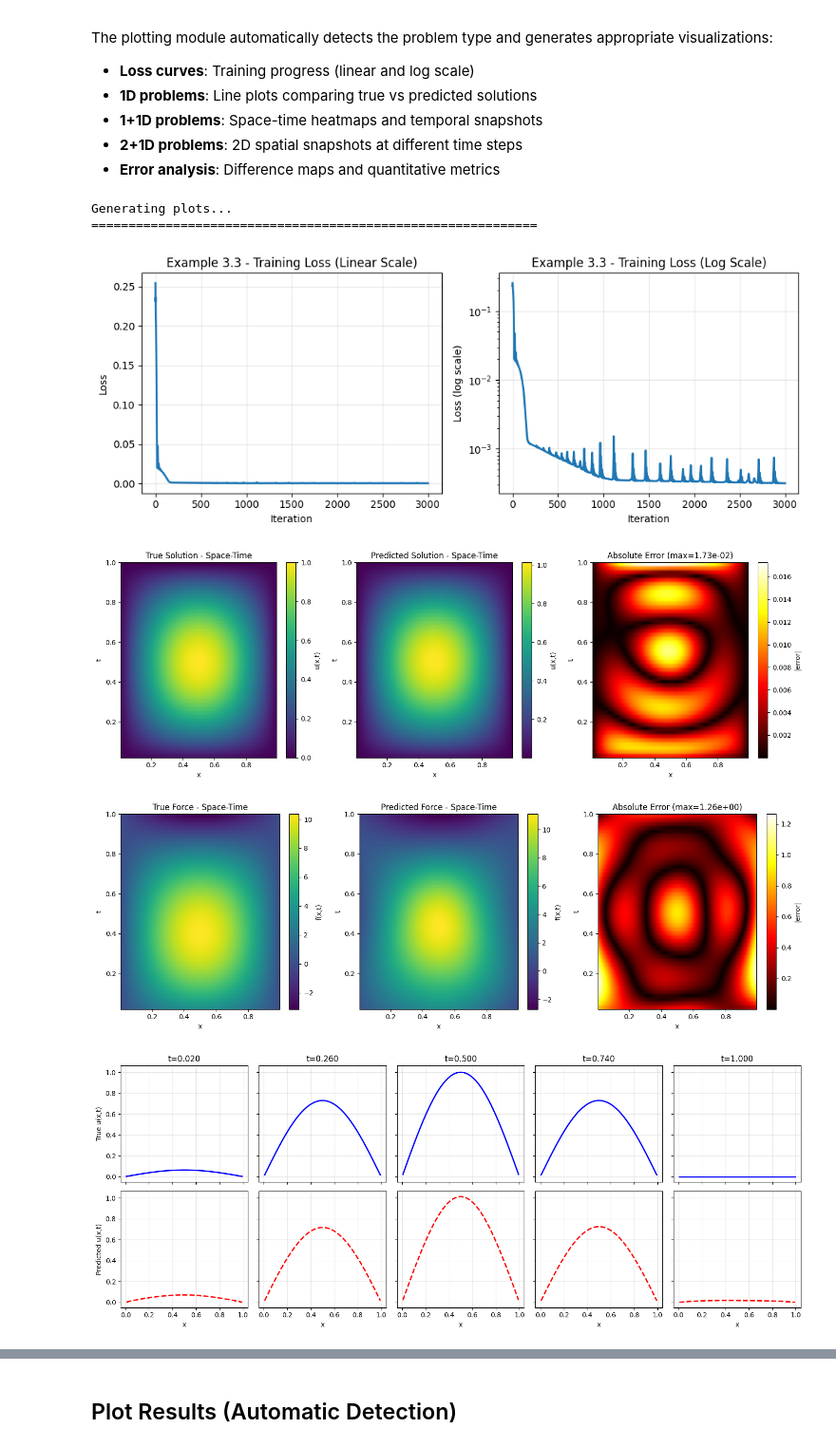
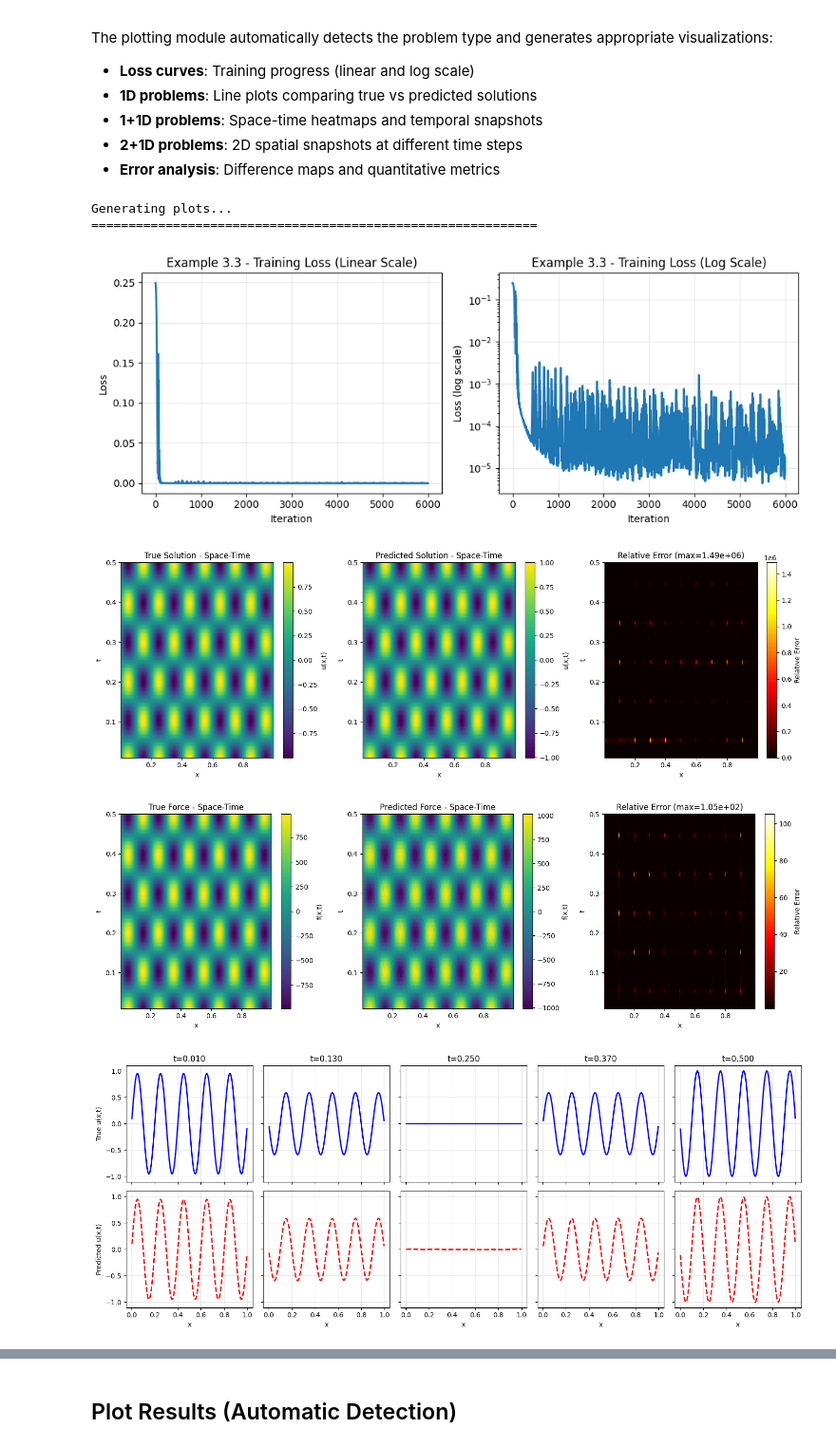
Before and after one commit to markm39/pde-constrained-opt-nn, a Jupyter notebook: notebooks/run_modular_examples.ipynb, the cells around one changed output, grey strips where cells are left out. Shown at 95% size. Saved outputs shown, nothing was run; the diff lists cells and outputs as text; code cells hidden in the pictures.

Commit message:
1d oscillating cosine example with 10 oscillations

```diff
--- a/notebooks/run_modular_examples.ipynb
+++ b/notebooks/run_modular_examples.ipynb
@@ -128,12 +128,13 @@ def create_neural_network(hidden_layers: list = [256, 256], activation: str = 't
 # Configuration - modify these to run different examples
 CONFIG = {
     'example': '3.3',  # Options: '3.1', '3.2', '3.3', '3.5', '3.6'
-    'max_iterations': 3000,
+    'max_iterations': 6000,
     # 'prob': 'cossinsin',  # For example 3.5: 'default' or 'cossinsin
-    'problem_name': 'heat-1d',  # For example 3.3
-    # 'n_oscillations': 10,  # For example 3.3
+    'problem_name': 'heat-1d-oscillating-cosine',  # For example 3.3
+    'n_oscillations': 10,  # For example 3.3
+    'T': 0.5,
 
-    'reg': 1e-5
+    'reg': 0
 }
 
 print("Configuration:")
@@ -245,7 +248,8 @@ if CONFIG['example'] == '3.5':
 else:
     ex = get_example(f"example-{CONFIG['example']}",
                      problem_name=CONFIG.get('problem_name', 'heat-1d'),
-                     # n_oscillations=CONFIG.get('n_oscillations', 1),
+                     n_oscillations=CONFIG.get('n_oscillations', 1),
+                     T=CONFIG.get('T', 1.0),
                      regularization=CONFIG.get('reg', None))
 
 # Run based on example type
@@ -320,7 +325,8 @@ print("\nGenerating plots...")
 print("="*60)
 
 # Get solver and problem for plotting
-solver = get_solver(ex.solver_type, ex.discretization, **ex.grid_params)
+T = ex.problem_kwargs.get('T', 1.0) if hasattr(ex, 'problem_kwargs') else 1.0
+solver = get_solver(ex.solver_type, ex.discretization, T=T, **ex.grid_params)
 
 # Pass appropriate parameters based on example type
 if CONFIG['example'] == '3.5':
@@ -352,34 +358,34 @@ if solution is not None and hasattr(solver, 't_grid'):
     # Time-dependent problem
     x_grid = solver.x_grid
     t_grid = solver.t_grid
 
     if hasattr(solver, 'y_grid'):
         # 2D spatial
         y_grid = solver.y_grid
         nx, ny, nt = solver.nx, solver.ny, solver.nt
         u_pred = solution.reshape(nx, ny, nt)
         u_true = jnp.stack([problem.analytical_solution(x_grid, y_grid, t) for t in t_grid], axis=-1)
     else:
         # 1D spatial
         nx, nt = solver.nx, solver.nt
         u_pred = solution.reshape(nx, nt)
         u_true = problem.analytical_solution(x_grid, t_grid)
 
     mse = jnp.mean((u_pred - u_true)**2)
     rel_err = jnp.linalg.norm(u_pred.flatten() - u_true.flatten()) / jnp.linalg.norm(u_true.flatten())
 
     print(f"\n📊 Error Metrics:")
     print(f"  MSE:              {mse:.6e}")
     print(f"  Relative L2:      {rel_err:.6e} ({100*rel_err:.2f}%)")
     print(f"  Final loss:       {losses[-1]:.6e}")
     print(f"  Initial loss:     {losses[0]:.6e}")
     print(f"  Loss reduction:   {100*(1 - losses[-1]/losses[0]):.2f}%")
 
 print("="*60)
 # %% [output]
 Generating plots...
 ============================================================
-[figure, old version]
+[figure, new version]
-[figure, old version]
+[figure, new version]
-[figure, old version]
+[figure, new version]
-[figure, old version]
+[figure, new version]
```
Also changed, not shown: parts of 4 cells of this notebook, 4 other files.
